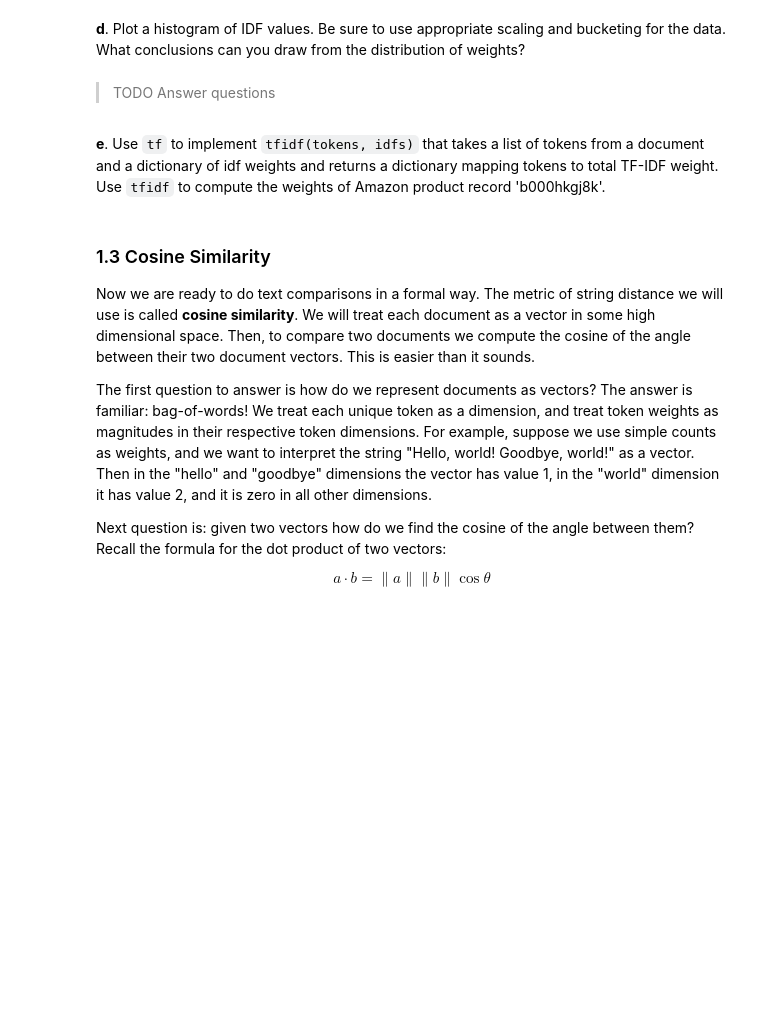
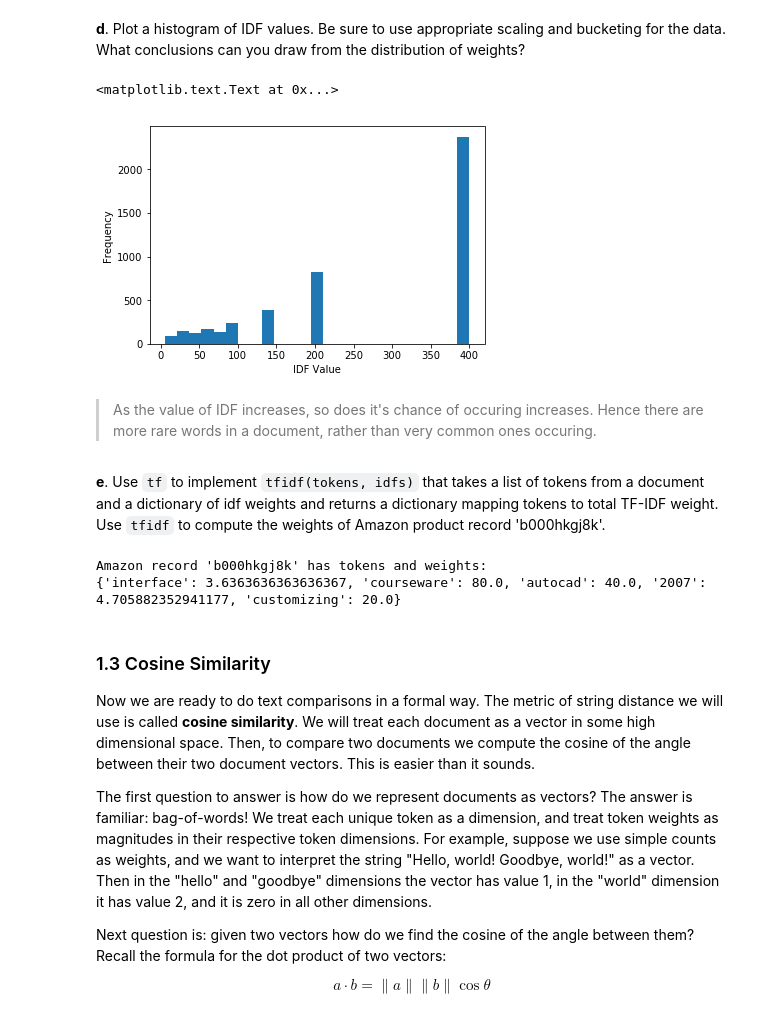
Before and after one commit to MohammedSiddiqui/CSE568, a Jupyter notebook: hw1/hw1.ipynb, the cells around one changed output. Drawn from its saved outputs; the diff is of its cells as text; code cells hidden in the pictures; blank space fills up the shorter version.

```diff
--- a/hw1/hw1.ipynb
+++ b/hw1/hw1.ipynb
@@ -355,0 +353,8 @@ print small_idf_tokens
+# %%
+import operator
+
+sorted_idfs_small = sorted(idfs_small.items(), key=operator.itemgetter(1))
+
+small_idf_tokens = sorted_idfs_small[:10]
+
+print small_idf_tokens
@@ -359,21 +366,44 @@ print small_idf_tokens
 **d**. Plot a histogram of IDF values.  Be sure to use appropriate scaling and bucketing for the data.  What conclusions can you draw from the distribution of weights?
 # %%
 import pylab
+
 %matplotlib inline
 
+small_token_labels, small_token_values = zip(*sorted_idfs_small)
+
+small_token_labels = [x for x in small_token_labels]
+small_token_values = [y for y in small_token_values]
+
+pylab.hist(small_token_values, bins=25)
+pylab.xlabel('IDF Value')
+pylab.ylabel('Frequency')
+
 # TODO Make a plot. HINT: You can use pylab.hist
+# %% [output]
+<matplotlib.text.Text at 0x...>
+[figure, added]
-# %% [markdown]
-> TODO Answer questions
+# %% [markdown]
+> As the value of IDF increases, so does it's chance of occuring increases. Hence there are more rare words in a document, rather than very common ones occuring.
 # %% [markdown]
 **e**. Use `tf` to implement `tfidf(tokens, idfs)` that takes a list of tokens from a document and a dictionary of idf weights and returns a dictionary mapping tokens to total TF-IDF weight.  Use `tfidf` to compute the weights of Amazon product record 'b000hkgj8k'.
 # %%
-# TODO Implement this
 def tfidf(tokens, idfs):
-    pass
+    tempObj = {}
 
-rec_b000hkgj8k_weights = tfidf(None, None) # Fix me
+    tf_value = tf(tokens)
+
+    for token, value in tf_value.items():
+        tempObj[token] = value * idfs[token]
+
+    return tempObj
+
+
+rec_b000hkgj8k_weights = tfidf(amazon_rec2tok['b000hkgj8k'], idfs_small)
 
 print "Amazon record 'b000hkgj8k' has tokens and weights:\n%s" % rec_b000hkgj8k_weights
+# %% [output]
+Amazon record 'b000hkgj8k' has tokens and weights:
+{'interface': 3.6363636363636367, 'courseware': 80.0, 'autocad': 40.0, '2007': 4.705882352941177, 'customizing': 20.0}
 # %% [markdown]
 
 ### 1.3 Cosine Similarity
```
Also changed, not shown: parts of 3 cells of this notebook.
